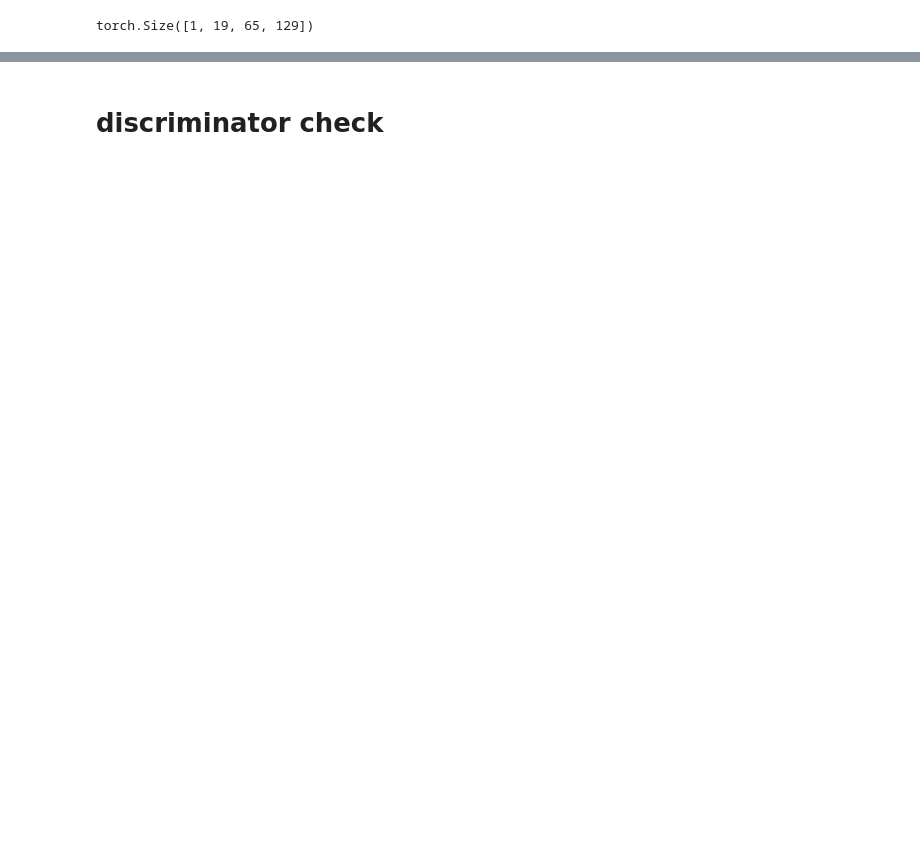
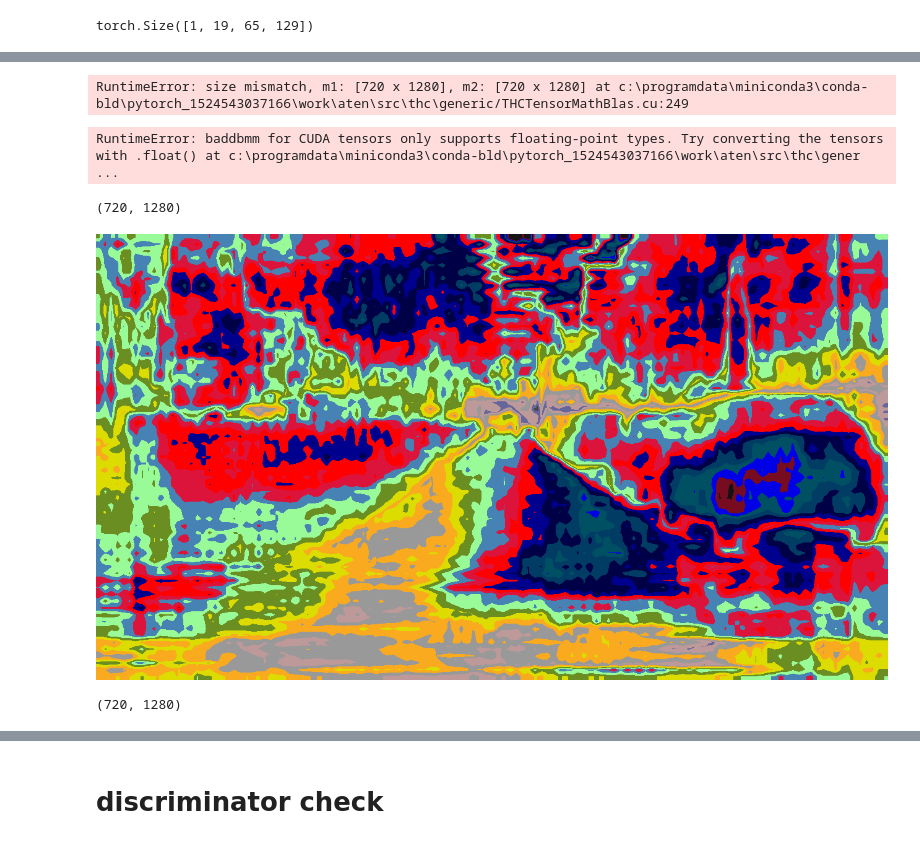
Before and after one commit to anonymous1computervision/AdaptSegNet, a Jupyter notebook: xiao_test.ipynb, the cells around one changed output, grey strips where cells are left out. Saved outputs shown, nothing was run; the diff lists cells and outputs as text; code cells hidden in the pictures; blank space fills up the shorter version.

```diff
--- a/xiao_test.ipynb
+++ b/xiao_test.ipynb
@@ -253 +512,9 @@ torch.Size([1, 19, 65, 129])
+# %%
+torch.mm(output_argmax_idx.squeeze().float(), label.squeeze().float())
+# %% [output]
+RuntimeError: size mismatch, m1: [720 x 1280], m2: [720 x 1280] at c:\programdata\miniconda3\conda-bld\pytorch_1524543037166\work\aten\src\thc\generic/THCTensorMathBlas.cu:249
+# %%
+output_argmax_idx @ label
+# %% [output]
+RuntimeError: baddbmm for CUDA tensors only supports floating-point types. Try converting the tensors with .float() at c:\programdata\miniconda3\conda-bld\pytorch_1524543037166\work\aten\src\thc\gener ...
 # %%
@@ -254,0 +522,4 @@ output = interp(output1).cpu().data[0].numpy()
+# %%
+output.shape
+# %% [output]
+(720, 1280)
@@ -255,3 +538,9 @@ output = interp(output1).cpu().data[0].numpy()
+# %%
+get_colorful_image
+# %% [output]
+[figure, added]
 # %%
-output = output.transpose(1,2,0)
 output = np.asarray(np.argmax(output, axis=2), dtype=np.uint8)
+output.shape
+# %% [output]
+(720, 1280)
```
Also changed, not shown: parts of 64 cells of this notebook, 3 other files.
